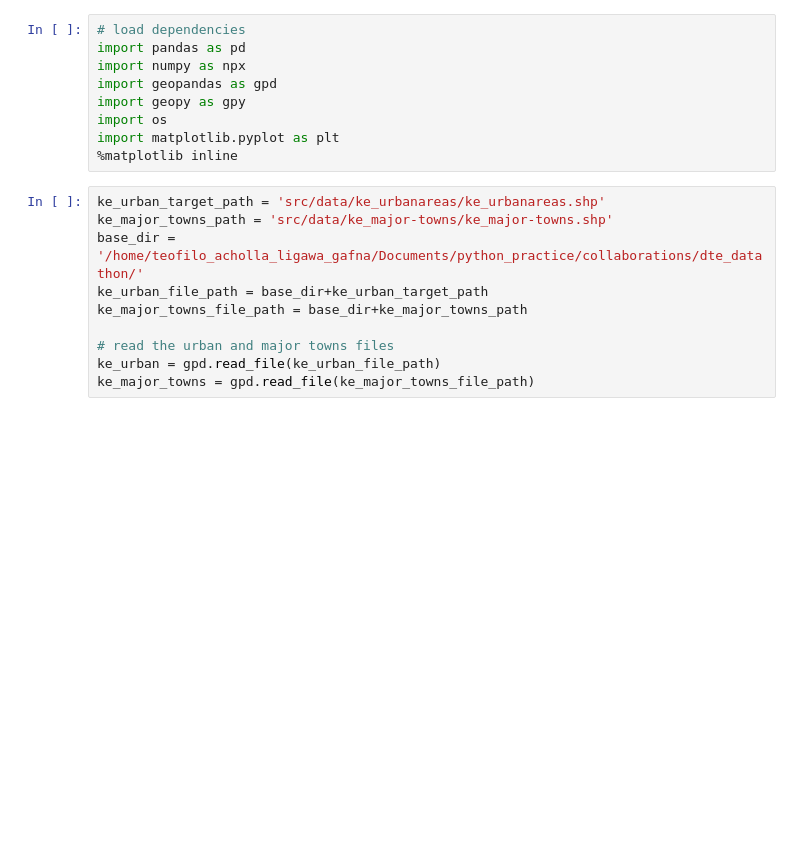
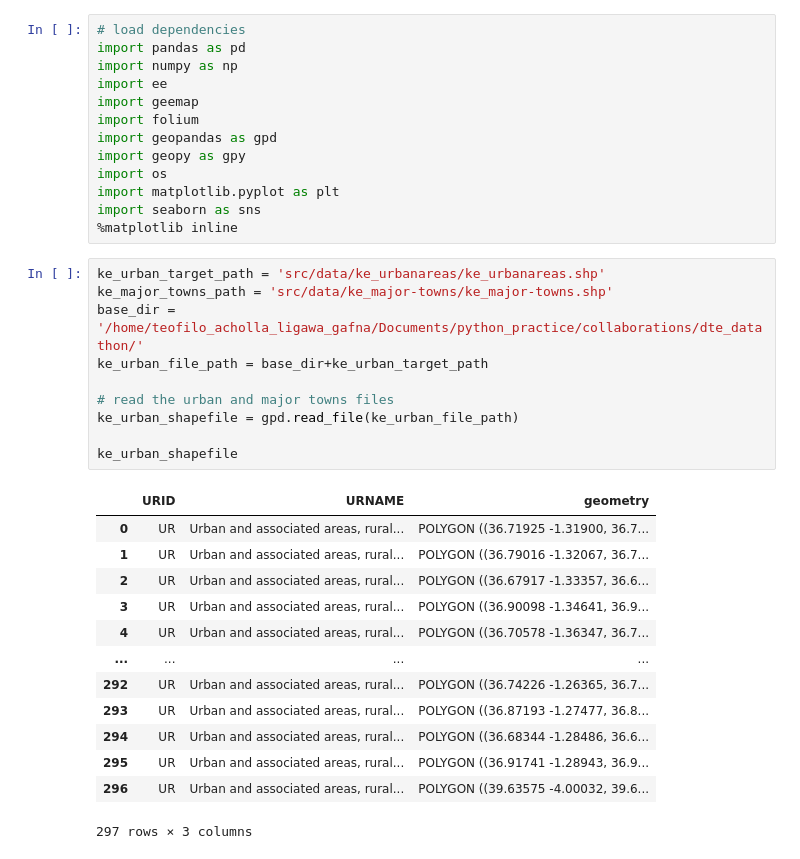
Before and after one commit to teofizzy/dte_datathon, a Jupyter notebook: src/challenges/challenge_1/index.ipynb, the cells around one changed output. Saved outputs shown, nothing was run; the diff lists cells and outputs as text; blank space fills up the shorter version.

```diff
--- a/src/challenges/challenge_1/index.ipynb
+++ b/src/challenges/challenge_1/index.ipynb
@@ -1,21 +15,39 @@
 # %%
 # load dependencies
 import pandas as pd
-import numpy as npx
+import numpy as np
+import ee
+import geemap
+import folium
 import geopandas as gpd
 import geopy as gpy
 import os
 import matplotlib.pyplot as plt
+import seaborn as sns
 %matplotlib inline
 # %%
 ke_urban_target_path = 'src/data/ke_urbanareas/ke_urbanareas.shp'
 ke_major_towns_path = 'src/data/ke_major-towns/ke_major-towns.shp'
 base_dir = '/home/teofilo_acholla_ligawa_gafna/Documents/python_practice/collaborations/dte_datathon/'
 ke_urban_file_path = base_dir+ke_urban_target_path
-ke_major_towns_file_path = base_dir+ke_major_towns_path
 
 # read the urban and major towns files
-ke_urban = gpd.read_file(ke_urban_file_path)
-ke_major_towns = gpd.read_file(ke_major_towns_file_path)
+ke_urban_shapefile = gpd.read_file(ke_urban_file_path)
+
+ke_urban_shapefile
+# %% [output]
+|  | URID | URNAME | geometry |
+| 0 | UR | Urban and associated areas, rural... | POLYGON ((36.71925 -1.31900, 36.7... |
+| 1 | UR | Urban and associated areas, rural... | POLYGON ((36.79016 -1.32067, 36.7... |
+| 2 | UR | Urban and associated areas, rural... | POLYGON ((36.67917 -1.33357, 36.6... |
+| 3 | UR | Urban and associated areas, rural... | POLYGON ((36.90098 -1.34641, 36.9... |
+| 4 | UR | Urban and associated areas, rural... | POLYGON ((36.70578 -1.36347, 36.7... |
+| ... | ... | ... | ... |
+| 292 | UR | Urban and associated areas, rural... | POLYGON ((36.74226 -1.26365, 36.7... |
+| 293 | UR | Urban and associated areas, rural... | POLYGON ((36.87193 -1.27477, 36.8... |
+| 294 | UR | Urban and associated areas, rural... | POLYGON ((36.68344 -1.28486, 36.6... |
+| 295 | UR | Urban and associated areas, rural... | POLYGON ((36.91741 -1.28943, 36.9... |
+| 296 | UR | Urban and associated areas, rural... | POLYGON ((39.63575 -4.00032, 39.6... |
+297 rows × 3 columns
 # %%
 # plot urban areas in Kenya
```
Also changed, not shown: parts of 5 cells of this notebook, 4 other files.
